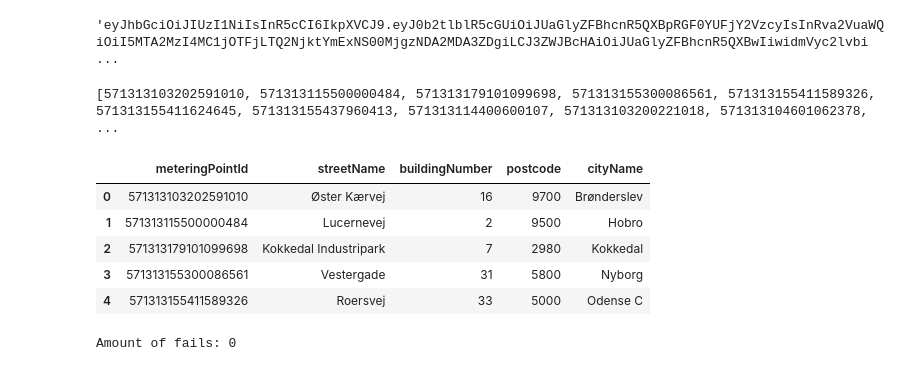
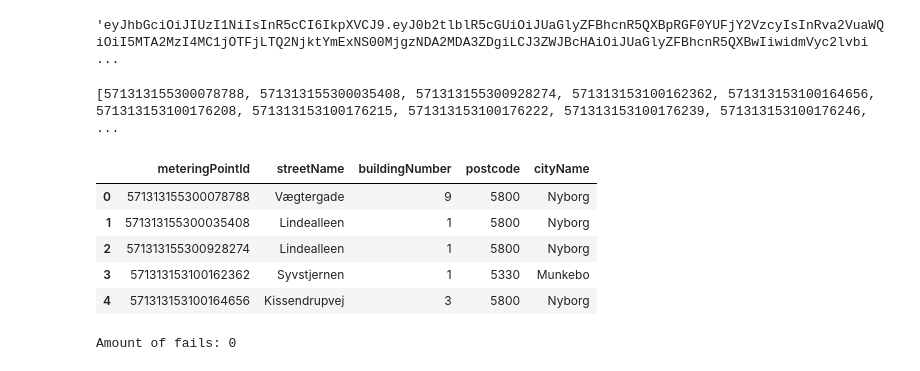
Before and after one commit to Mikkel-schmidt/elfor, a Jupyter notebook: Code/Hent_data.ipynb, the cells around one changed output. Drawn from its saved outputs; the diff is of its cells as text; code cells hidden in the pictures.

Commit message:
Nyborg Kommune

```diff
--- a/Code/Hent_data.ipynb
+++ b/Code/Hent_data.ipynb
@@ -580,18 +580,18 @@ df_mid.head()
 # %% [output]
 'eyJhbGciOiJIUzI1NiIsInR5cCI6IkpXVCJ9.eyJ0b2tlblR5cGUiOiJUaGlyZFBhcnR5QXBpRGF0YUFjY2VzcyIsInRva2VuaWQiOiI5MTA2MzI4MC1jOTFjLTQ2NjktYmExNS00MjgzNDA2MDA3ZDgiLCJ3ZWJBcHAiOiJUaGlyZFBhcnR5QXBwIiwidmVyc2lvbi ...
 # %%
-kunde = 'Stark'
+kunde = 'NyborgKommune'
 df, IDs = getMeterPoints(kunde)
 print(IDs)
 df.head()
 # %% [output]
-[571313103202591010, 571313115500000484, 571313179101099698, 571313155300086561, 571313155411589326, 571313155411624645, 571313155437960413, 571313114400600107, 571313103200221018, 571313104601062378, ...
+[571313155300078788, 571313155300035408, 571313155300928274, 571313153100162362, 571313153100164656, 571313153100176208, 571313153100176215, 571313153100176222, 571313153100176239, 571313153100176246, ...
 |  | meteringPointId | streetName | buildingNumber | postcode | cityName |
-| 0 | 571313103202591010 | Øster Kærvej | 16 | 9700 | Brønderslev |
-| 1 | 571313115500000484 | Lucernevej | 2 | 9500 | Hobro |
-| 2 | 571313179101099698 | Kokkedal Industripark | 7 | 2980 | Kokkedal |
-| 3 | 571313155300086561 | Vestergade | 31 | 5800 | Nyborg |
-| 4 | 571313155411589326 | Roersvej | 33 | 5000 | Odense C |
+| 0 | 571313155300078788 | Vægtergade | 9 | 5800 | Nyborg |
+| 1 | 571313155300035408 | Lindealleen | 1 | 5800 | Nyborg |
+| 2 | 571313155300928274 | Lindealleen | 1 | 5800 | Nyborg |
+| 3 | 571313153100162362 | Syvstjernen | 1 | 5330 | Munkebo |
+| 4 | 571313153100164656 | Kissendrupvej | 3 | 5800 | Nyborg |
 # %%
 df = getMeterReadings(IDs)
 # %% [output]
```
Also changed, not shown: parts of 2 cells of this notebook, 3 other files.
